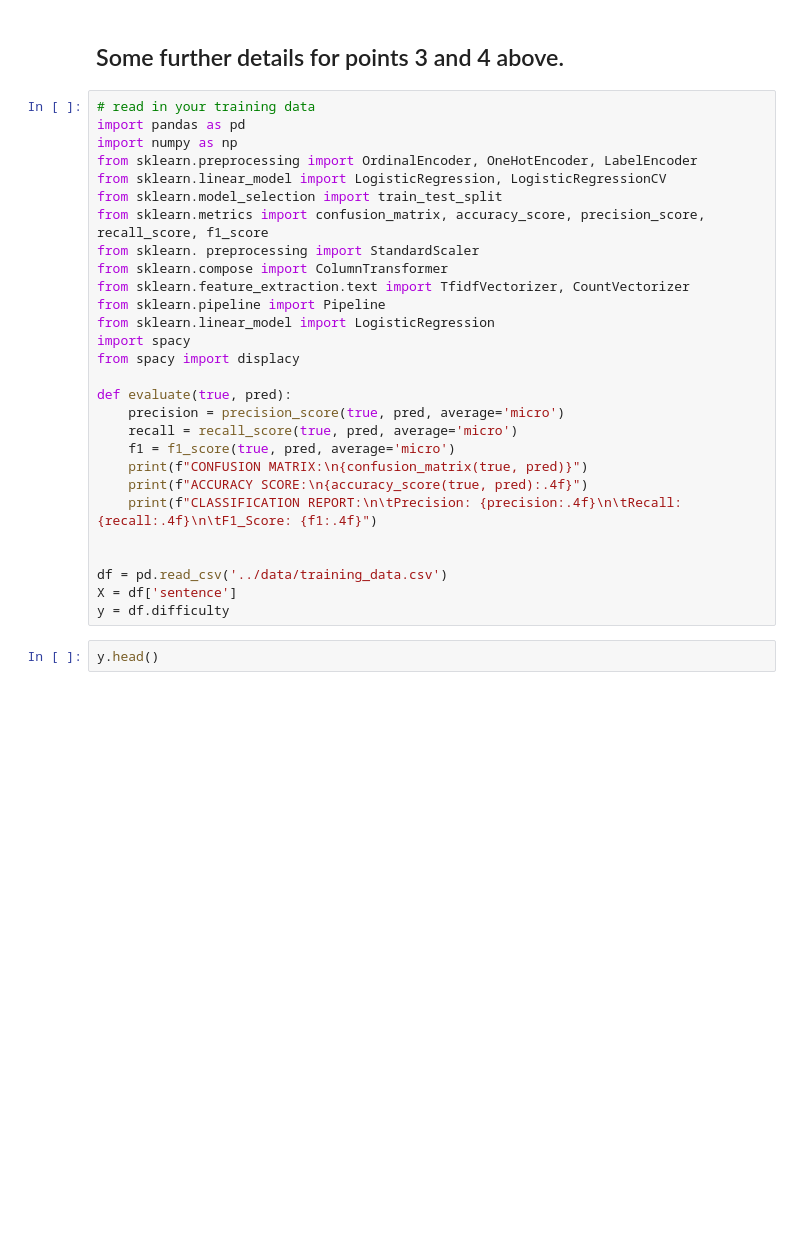
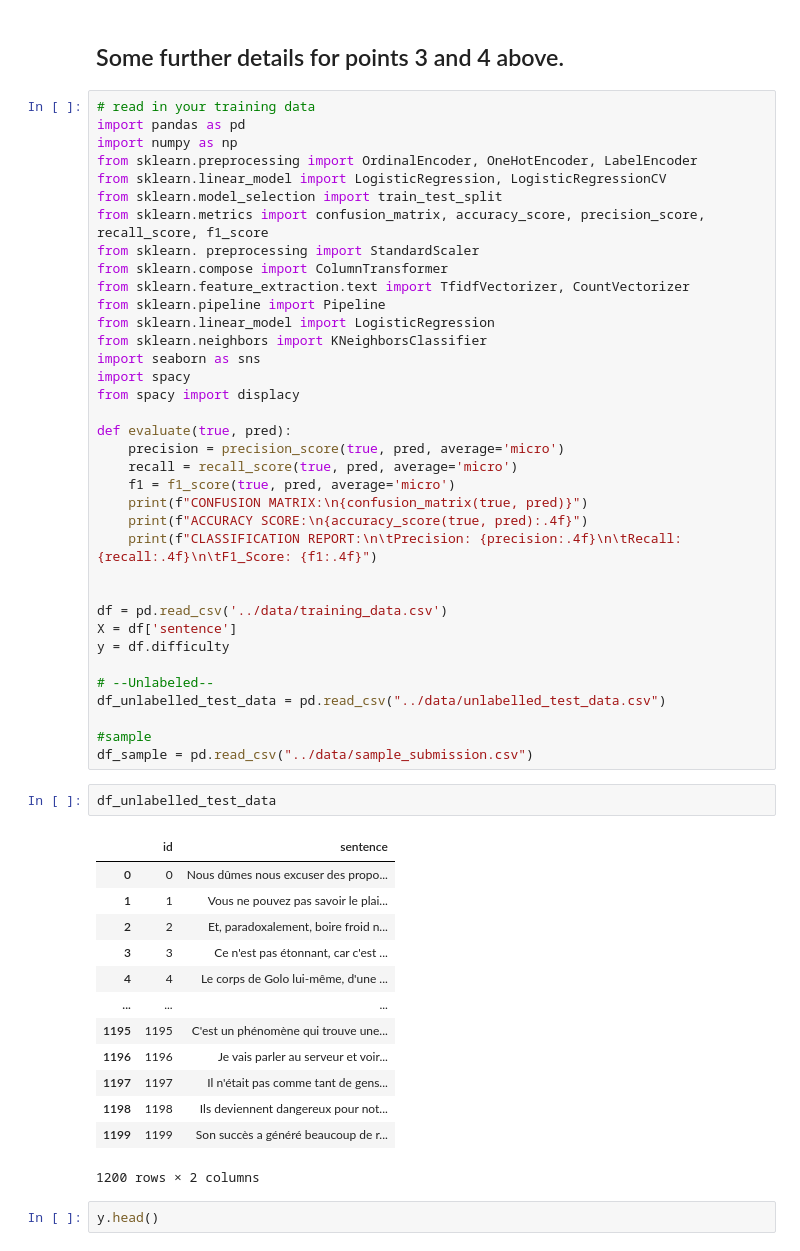
Before and after one commit to ajmim/DMML2022_logitech, a Jupyter notebook: code/Instructions.ipynb, the cells around one changed output. Drawn from its saved outputs; the diff is of its cells as text; blank space fills up the shorter version.

```diff
--- a/code/Instructions.ipynb
+++ b/code/Instructions.ipynb
@@ -70,6 +70,8 @@ from sklearn.compose import ColumnTransformer
 from sklearn.feature_extraction.text import TfidfVectorizer, CountVectorizer
 from sklearn.pipeline import Pipeline
 from sklearn.linear_model import LogisticRegression
+from sklearn.neighbors import KNeighborsClassifier
+import seaborn as sns
 import spacy
 from spacy import displacy
 
@@ -85,6 +87,28 @@ def evaluate(true, pred):
 df = pd.read_csv('../data/training_data.csv')
 X = df['sentence']
 y = df.difficulty
+
+# --Unlabeled--
+df_unlabelled_test_data = pd.read_csv("../data/unlabelled_test_data.csv")
+
+#sample
+df_sample = pd.read_csv("../data/sample_submission.csv")
+# %%
+df_unlabelled_test_data
+# %% [output]
+|  | id | sentence |
+| 0 | 0 | Nous dûmes nous excuser des propo... |
+| 1 | 1 | Vous ne pouvez pas savoir le plai... |
+| 2 | 2 | Et, paradoxalement, boire froid n... |
+| 3 | 3 | Ce n'est pas étonnant, car c'est ... |
+| 4 | 4 | Le corps de Golo lui-même, d'une ... |
+| ... | ... | ... |
+| 1195 | 1195 | C'est un phénomène qui trouve une... |
+| 1196 | 1196 | Je vais parler au serveur et voir... |
+| 1197 | 1197 | Il n'était pas comme tant de gens... |
+| 1198 | 1198 | Ils deviennent dangereux pour not... |
+| 1199 | 1199 | Son succès a généré beaucoup de r... |
+1200 rows × 2 columns
 # %%
 y.head()
 # %% [output]
```
Also changed, not shown: parts of 18 cells of this notebook.
